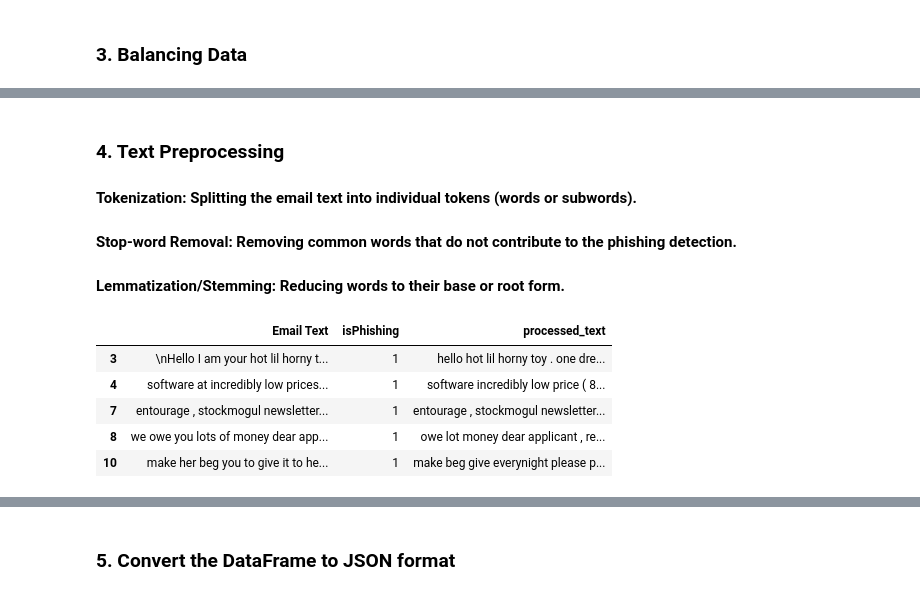
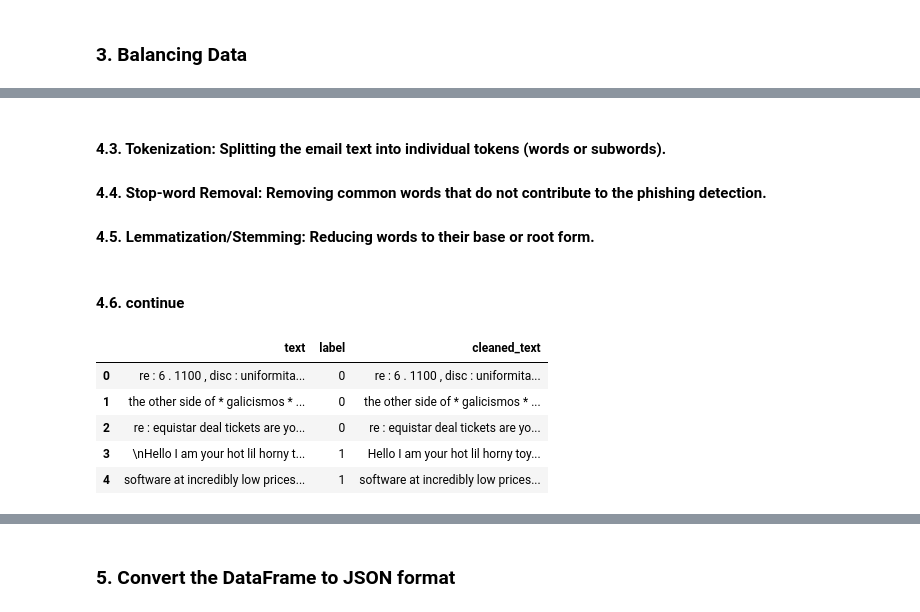
Before and after one commit to jordangarcia28/PhishingDetection_LLM-FineTuning, a Jupyter notebook: mailDataset.ipynb, the cells around one changed output, grey strips where cells are left out. Drawn from its saved outputs; the diff is of its cells as text; code cells hidden in the pictures.

```diff
--- a/mailDataset.ipynb
+++ b/mailDataset.ipynb
@@ -114,13 +230,13 @@ Name: count, dtype: int64
 ### **3. Balancing Data**
 # %%
 # Separate the classes
-phishing_emails = emails_df[emails_df['isPhishing'] == 1]
-legitimate_emails = emails_df[emails_df['isPhishing'] == 0]
+phishing_emails = emails_df[emails_df['label'] == '1']
+legitimate_emails = emails_df[emails_df['label'] == '0']
 
 # Downsample the majority class
 legitimate_emails_downsampled = legitimate_emails.sample(len(phishing_emails), random_state=42)
 
 # Combine the balanced datasets
-balanced_emails_df = pd.concat([phishing_emails, legitimate_emails_downsampled])
+emails_df = pd.concat([phishing_emails, legitimate_emails_downsampled])
 # %%
 # Check the distribution of labels
@@ -136,0 +258,22 @@ Name: count, dtype: int64
+# %%
+# Function to clean HTML content
+def clean_html(raw_html):
+    # Remove HTML tags
+    clean_text = BeautifulSoup(raw_html, "html.parser").get_text()
+    # Escape HTML entities
+    clean_text = html.escape(clean_text)
+    return clean_text
+
+# Apply the function to clean the 'Email Text' column
+emails_df['cleaned_text'] = emails_df['text'].apply(clean_html)
+# %%
+# Function to replace escape sequences
+def replace_escape_sequences(text):
+    # Replace newline characters
+    text = text.replace('\n', ' ')
+    # Replace other escape sequences as needed
+    text = text.replace('\r', ' ').replace('\t', ' ')
+    return text
+
+# Apply the function to clean escape sequences in the 'cleaned_text' column
+emails_df['cleaned_text'] = emails_df['cleaned_text'].apply(replace_escape_sequences)
@@ -137,8 +314,7 @@ Name: count, dtype: int64
 # %% [markdown]
-### **4. Text Preprocessing**
-#### Tokenization: Splitting the email text into individual tokens (words or subwords).
-#### Stop-word Removal: Removing common words that do not contribute to the phishing detection.
-#### Lemmatization/Stemming: Reducing words to their base or root form.
+#### 4.3. Tokenization: Splitting the email text into individual tokens (words or subwords).
+#### 4.4. Stop-word Removal: Removing common words that do not contribute to the phishing detection.
+#### 4.5. Lemmatization/Stemming: Reducing words to their base or root form.
 # %%
 # Download necessary NLTK data
 nltk.download('punkt')
@@ -163,4 +339,4 @@ def preprocess_text(text):
     return ' '.join(tokens)
 
 # Apply the text preprocessing function to the correct column
-balanced_emails_df['processed_text'] = balanced_emails_df['Email Text'].apply(preprocess_text)  # Replace 'Email Text' with the correct column name
+emails_df['processed_text'] = emails_df['Email Text'].apply(preprocess_text)  # Replace 'Email Text' with the correct column name
@@ -169,12 +343,14 @@ pd.reset_option('display.max_colwidth')
+# %% [markdown]
+#### 4.6. continue
 # %%
 # Display the first few processed texts
-balanced_emails_df.head()
+emails_df.head()
 # %% [output]
-|  | Email Text | isPhishing | processed_text |
-| 3 | \nHello I am your hot lil horny t... | 1 | hello hot lil horny toy . one dre... |
-| 4 | software at incredibly low prices... | 1 | software incredibly low price ( 8... |
-| 7 | entourage , stockmogul newsletter... | 1 | entourage , stockmogul newsletter... |
-| 8 | we owe you lots of money dear app... | 1 | owe lot money dear applicant , re... |
-| 10 | make her beg you to give it to he... | 1 | make beg give everynight please p... |
+|  | text | label | cleaned_text |
+| 0 | re : 6 . 1100 , disc : uniformita... | 0 | re : 6 . 1100 , disc : uniformita... |
+| 1 | the other side of * galicismos * ... | 0 | the other side of * galicismos * ... |
+| 2 | re : equistar deal tickets are yo... | 0 | re : equistar deal tickets are yo... |
+| 3 | \nHello I am your hot lil horny t... | 1 | Hello I am your hot lil horny toy... |
+| 4 | software at incredibly low prices... | 1 | software at incredibly low prices... |
 # %%
 # Drop the original 'Email Text' column and rename 'processed_text' to 'Email Text'
```
Also changed, not shown: parts of 49 cells of this notebook, 27 other files.
